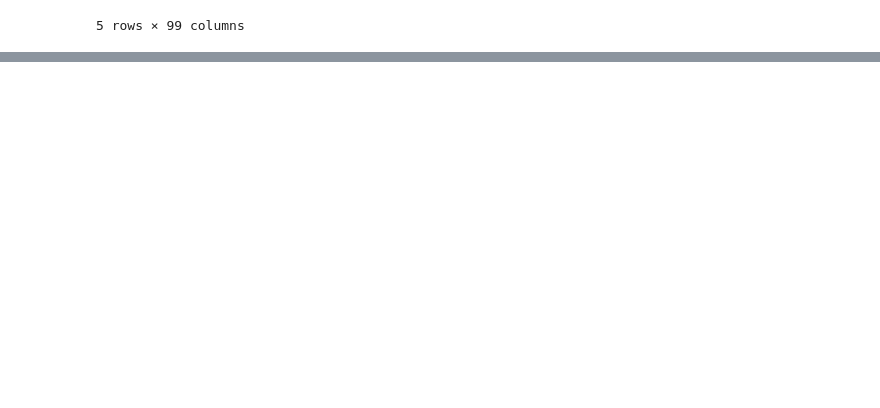
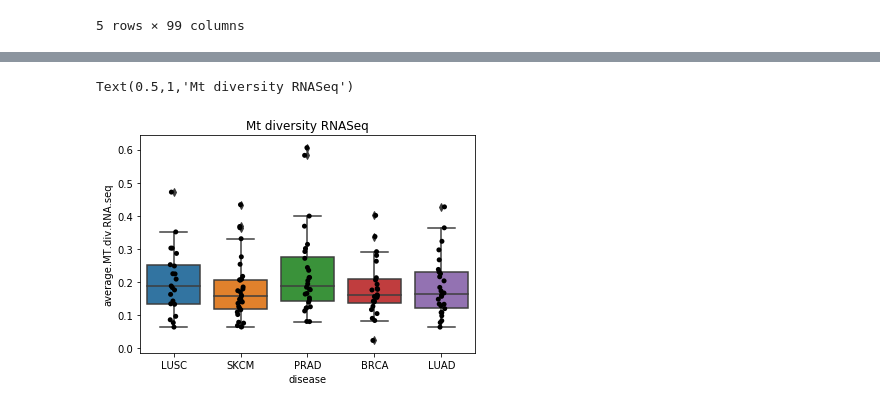
Before and after one commit to smangul1/seeing.beyond.target.results, a Jupyter notebook: raw.results/analysis.ipynb, the cells around one changed output, grey strips where cells are left out. Drawn from its saved outputs; the diff is of its cells as text; code cells hidden in the pictures; blank space fills up the shorter version.

```diff
--- a/raw.results/analysis.ipynb
+++ b/raw.results/analysis.ipynb
@@ -349,0 +353,9 @@ sns.stripplot(x="disease", y="cov.MT", data=data, palette=["black"], jitter=0.05
+# %%
+df_MT_div_RNASeq = pd.read_csv('MT.diversity.RNASeq.csv')
+df_MT_div_RNASeq.head()
+metadata=pd.read_csv('../outcomes/PILOT.RNASeq.clean.metadata.csv')
+data_div_RNASeq=pd.merge(df_MT_div_RNASeq, metadata, on='ID')
+
+data_div_RNASeq2 = data_div_RNASeq[['ID', 'average.MT.div.RNA.seq','patientBarcode','disease']].copy()
+
+data_div_RNASeq2.head()
@@ -349,0 +369,10 @@ sns.stripplot(x="disease", y="cov.MT", data=data, palette=["black"], jitter=0.05
+# %%
+##ID,average.MT.div,max.MT.div
+
+import seaborn as sns  #be sure version >=0.9
+sns.boxplot(x="disease", y="average.MT.div.RNA.seq", data=data_div_RNASeq)
+ax=sns.stripplot(x="disease", y="average.MT.div.RNA.seq", data=data_div_RNASeq, palette=["black"], jitter=0.05)
+ax.set_title('Mt diversity RNASeq')
+# %% [output]
+Text(0.5,1,'Mt diversity RNASeq')
+[figure, added]
```
Also changed, not shown: parts of 34 cells of this notebook.
